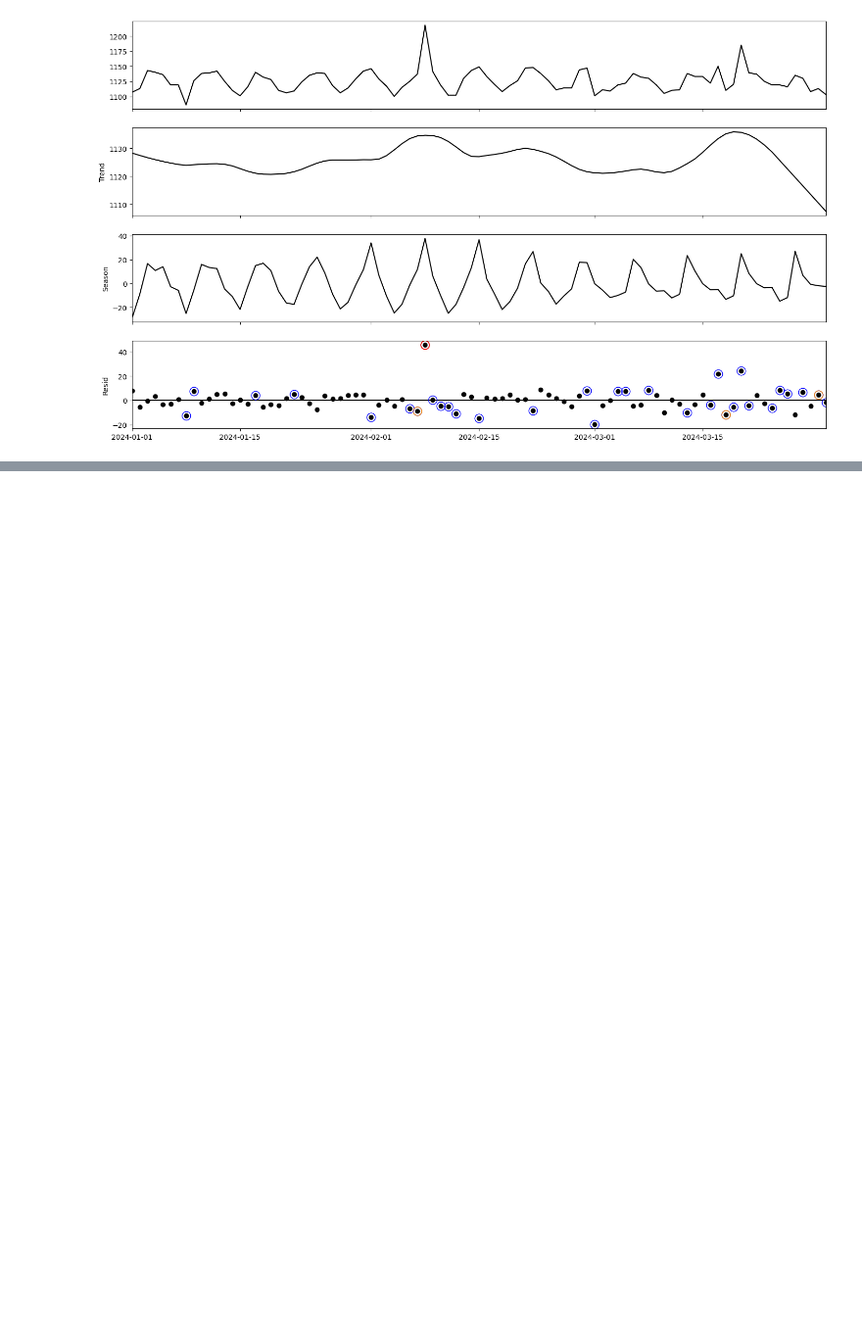
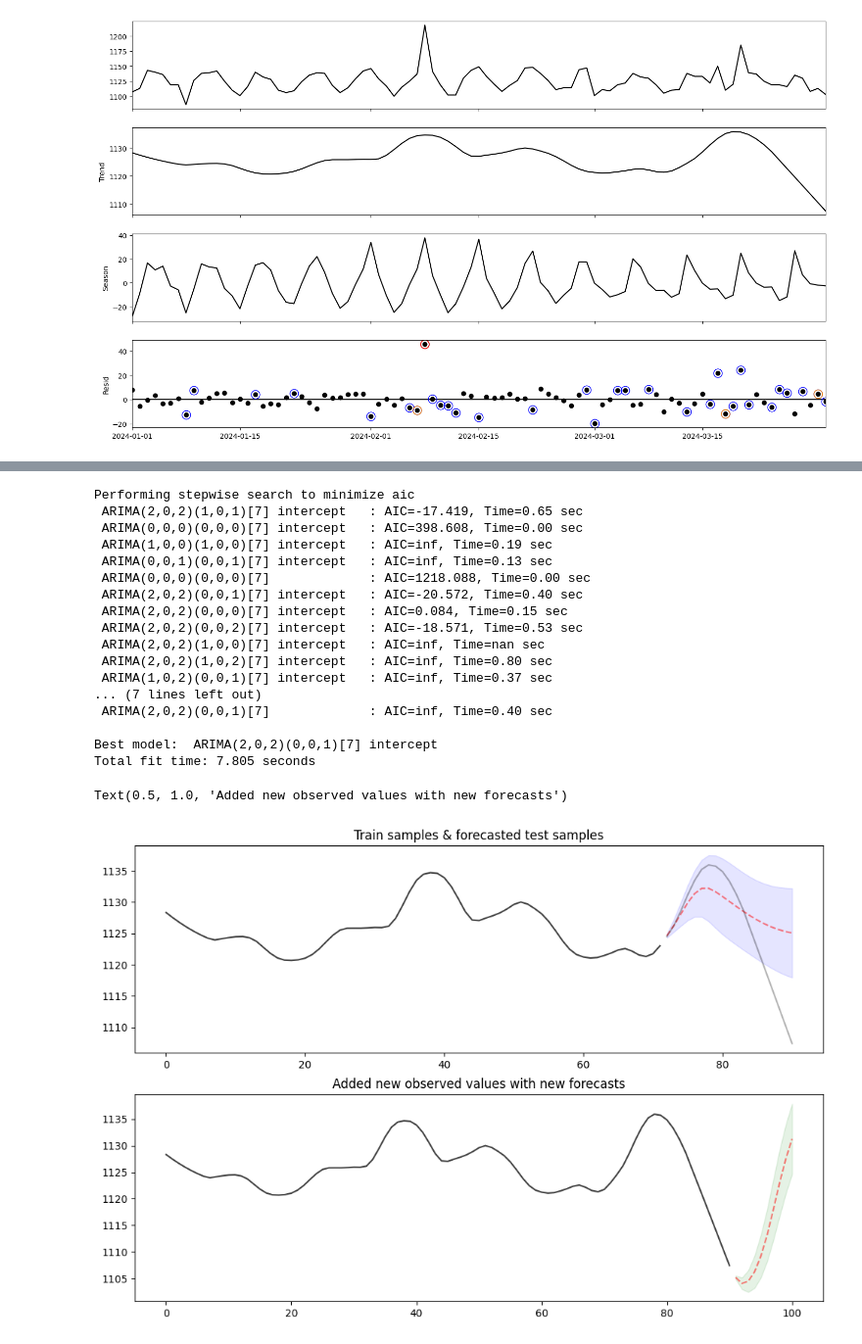
Before and after one commit to leeharry709/anomaly-detection-with-seasonal-trend-decomposition, a Jupyter notebook: usage.ipynb, the cells around one changed output, grey strips where cells are left out. Shown at 98% size. Saved outputs shown, nothing was run; the diff lists cells and outputs as text; code cells hidden in the pictures; blank space fills up the shorter version.

```diff
--- a/usage.ipynb
+++ b/usage.ipynb
@@ -169,0 +191,54 @@ for i in range(len(res.observed)):
+# %%
+trend = res.trend
+seasonal = res.seasonal
+resid = res.resid
+# %%
+train, test = model_selection.train_test_split(trend.values, train_size=0.8)
+
+arima = pm.auto_arima(train, max_iter=5, m=7, suppress_warnings=True,
+                      stepwise=True, error_action='ignore', trace=True)
+
+trend_preds, trend_conf_int = arima.predict(n_periods=test.shape[0], return_conf_int=True)
+
+fig, axes = plt.subplots(2, 1, figsize=(12, 8))
+x_axis = np.arange(train.shape[0] + trend_preds.shape[0])
+axes[0].plot(x_axis[:train.shape[0]], train, alpha=0.75)
+axes[0].plot(x_axis[train.shape[0]:], trend_preds, alpha=0.5, linestyle='--', color='r')
+axes[0].plot(x_axis[train.shape[0]:], test, alpha=0.3)
+axes[0].fill_between(x_axis[-trend_preds.shape[0]:], trend_conf_int[:, 0], trend_conf_int[:, 1],
+                     alpha=0.1, color='b')
+
+axes[0].set_title("Train samples & forecasted test samples")
+
+# Now add the actual samples to the model and create NEW forecasts
+arima.update(test)
+trend_new_preds, trend_new_conf_int = arima.predict(n_periods=10, return_conf_int=True)
+new_x_axis = np.arange(trend.shape[0] + 10)
+
+axes[1].plot(new_x_axis[:trend.shape[0]], trend, alpha=0.75)
+axes[1].plot(new_x_axis[trend.shape[0]:], trend_new_preds, alpha=0.5, linestyle='--', color='r')
+axes[1].fill_between(new_x_axis[-new_preds.shape[0]:],
+                     trend_new_conf_int[:, 0],
+                     trend_new_conf_int[:, 1],
+                     alpha=0.1, color='g')
+axes[1].set_title("Added new observed values with new forecasts")
+# %% [output]
+Performing stepwise search to minimize aic
+ ARIMA(2,0,2)(1,0,1)[7] intercept   : AIC=-17.419, Time=0.65 sec
+ ARIMA(0,0,0)(0,0,0)[7] intercept   : AIC=398.608, Time=0.00 sec
+ ARIMA(1,0,0)(1,0,0)[7] intercept   : AIC=inf, Time=0.19 sec
+ ARIMA(0,0,1)(0,0,1)[7] intercept   : AIC=inf, Time=0.13 sec
+ ARIMA(0,0,0)(0,0,0)[7]             : AIC=1218.088, Time=0.00 sec
+ ARIMA(2,0,2)(0,0,1)[7] intercept   : AIC=-20.572, Time=0.40 sec
+ ARIMA(2,0,2)(0,0,0)[7] intercept   : AIC=0.084, Time=0.15 sec
+ ARIMA(2,0,2)(0,0,2)[7] intercept   : AIC=-18.571, Time=0.53 sec
+ ARIMA(2,0,2)(1,0,0)[7] intercept   : AIC=inf, Time=nan sec
+ ARIMA(2,0,2)(1,0,2)[7] intercept   : AIC=inf, Time=0.80 sec
+ ARIMA(1,0,2)(0,0,1)[7] intercept   : AIC=inf, Time=0.37 sec
+... (7 lines left out)
+ ARIMA(2,0,2)(0,0,1)[7]             : AIC=inf, Time=0.40 sec
+
+Best model:  ARIMA(2,0,2)(0,0,1)[7] intercept
+Total fit time: 7.805 seconds
+Text(0.5, 1.0, 'Added new observed values with new forecasts')
+[figure, added]
```
Also changed, not shown: parts of 9 cells of this notebook.
